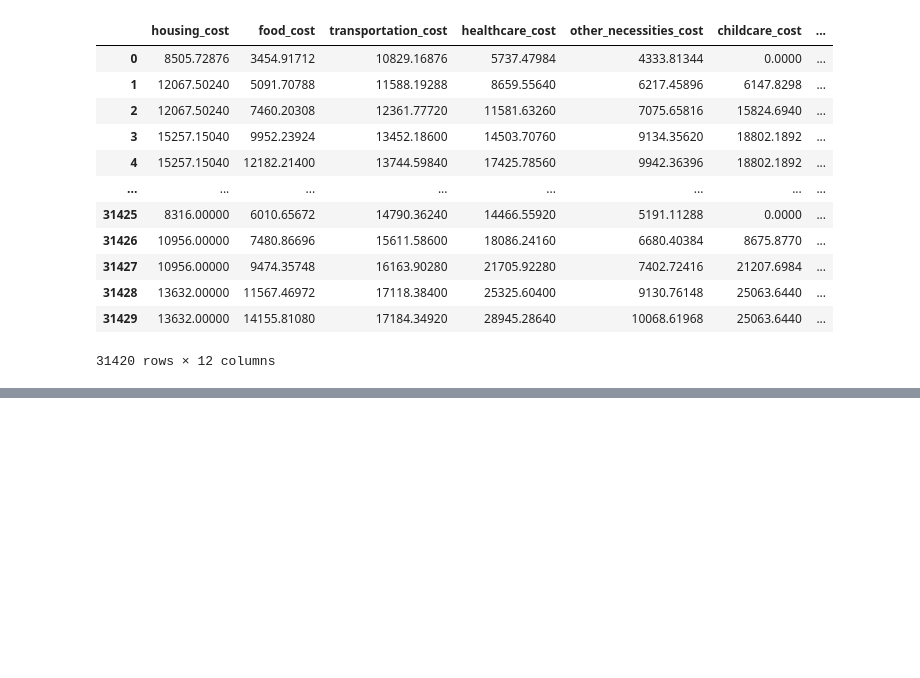
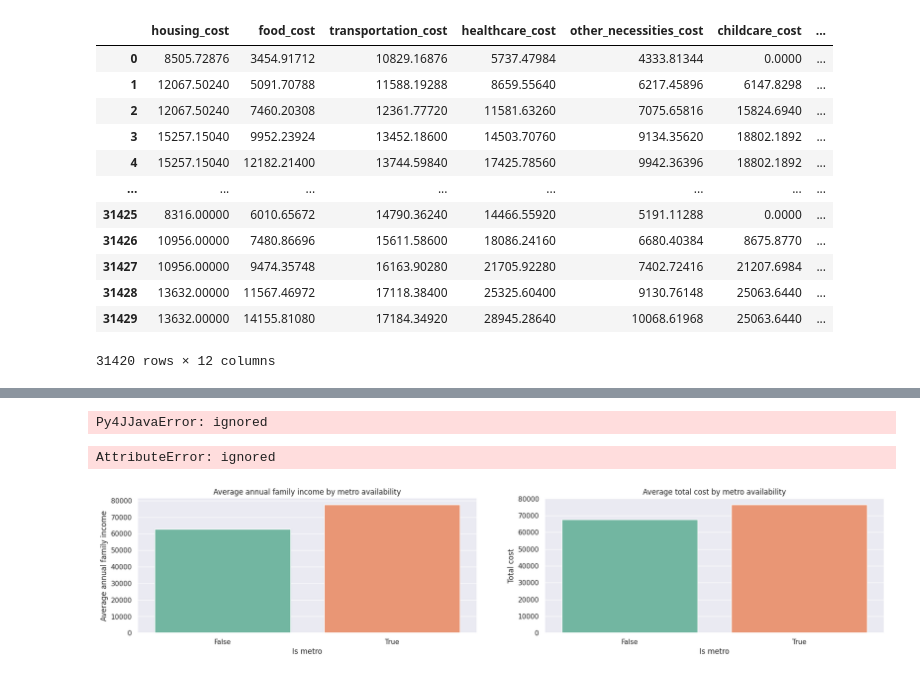
Before and after one commit to loisstetson/Project-4-Cost-of-Living, a Jupyter notebook: Cost_of_Living_colab.ipynb, the cells around one changed output, grey strips where cells are left out. Cells and saved outputs as stored; diff of their text form; code cells hidden in the pictures; blank space fills up the shorter version.

```diff
--- a/Cost_of_Living_colab.ipynb
+++ b/Cost_of_Living_colab.ipynb
@@ -276,0 +331,65 @@ mse
+# %%
+# 1. Read in data into a DataFrame.
+from pyspark import SparkFiles
+url = "https://raw.githubusercontent.com/loisstetson/Project-4-Cost-of-Living/main/Resources/data_cleaned.csv"
+
+spark.sparkContext.addFile(url)
+
+# Read the CSV file into a DataFrame
+file_name = "data_cleaned.csv"
+df2 = spark.read.csv(SparkFiles.get(file_name),
+                     sep=",",
+                     header=True,
+                     ignoreLeadingWhiteSpace=True)
+
+# Display the first few rows of the DataFrame
+df2.show(5)
+# %% [output]
+Py4JJavaError: ignored
+# %%
+# 3. What is the average food_cost for a four people household rounded to two decimal places?
+
+from pyspark.sql.functions import avg, round
+
+# Filter for four-bedroom houses
+four_household = df.filter(df.family_size == 4)
+
+# Group by county and calculate the average price
+average_food_cost = four_household.groupBy("county")\
+    .agg(round(avg("food_cost"), 2).alias("average_food_cost"))
+
+# Show the results
+average_food_cost.show()
+# %% [output]
+AttributeError: ignored
+# %%
+# Group by metro availability and calculate the mean annual living cost for both cases
+metro = data_cleaned_copy.groupby('isMetro')['total_cost'].agg('mean')
+metro_income = data_cleaned_copy.groupby('isMetro')['median_family_income'].agg('mean')
+
+# Create a color palette for the plots
+palette = sns.color_palette("Set2")
+
+# Create figure and axes
+fig, ax = plt.subplots(1, 2, figsize=(22, 4))
+
+# Create a barplot for average annual family income
+sns.barplot(x=metro_income.index, y=metro_income.values, ax=ax[0], palette=palette)
+
+# Configure the plot
+ax[0].set_title('Average annual family income by metro availability')
+ax[0].set_xlabel('Is metro')
+ax[0].set_ylabel('Average annual family income')
+
+# Create a barplot for average total cost
+sns.barplot(x=metro.index, y=metro.values, ax=ax[1], palette=palette)
+
+# Configure the plot
+ax[1].set_title('Average total cost by metro availability')
+ax[1].set_xlabel('Is metro')
+ax[1].set_ylabel('Total cost')
+
+# Display the plot
+plt.show()
+# %% [output]
+[figure, added]
```
Also changed, not shown: parts of 9 cells of this notebook.
